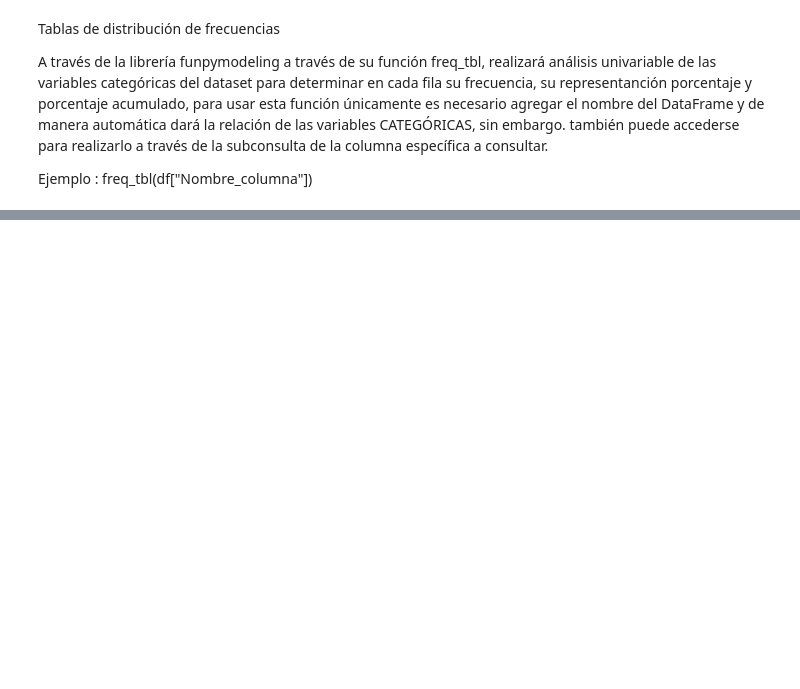
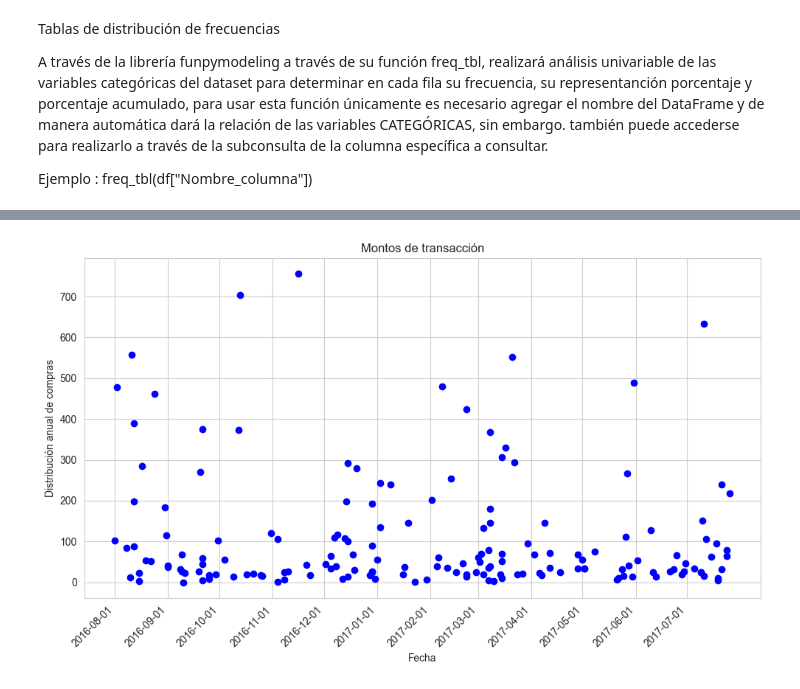
Before and after one commit to Bryan31004/Consumer_Spending_Prediction_ML, a Jupyter notebook: Consumer_Spending_Prediction ML.ipynb, the cells around one changed output, grey strips where cells are left out. Drawn from its saved outputs; the diff is of its cells as text; code cells hidden in the pictures; blank space fills up the shorter version.

```diff
--- a/Consumer_Spending_Prediction ML.ipynb
+++ b/Consumer_Spending_Prediction ML.ipynb
@@ -199,0 +466,19 @@ df_traffic.drop(columns=['referralPath', "sessionId", "visitId"], inplace=True)
+# %%
+# Crear el gráfico de dispersión de fechas con Matplotlib
+plt.figure(figsize=(10, 6))
+plt.scatter(filtered_data['date'], filtered_data['transactionRevenue'], color='blue')
+
+# Ajustar las etiquetas del eje x para que sean más legibles
+plt.xticks(rotation=45, ha='right', ticks=pd.date_range(filtered_data['date'].min(), filtered_data['date'].max(), freq='MS'))
+plt.gca().xaxis.set_major_formatter(plt.matplotlib.dates.DateFormatter('%Y-%m-%d'))  # Formato de las fechas
+
+# Título y etiquetas de los ejes
+plt.title('Montos de transacción')
+plt.xlabel('Fecha')
+plt.ylabel('Distribución anual de compras')
+
+# Mostrar el gráfico
+plt.tight_layout()
+plt.show()
+# %% [output]
+[figure, added]
```
Also changed, not shown: parts of 50 cells of this notebook.
